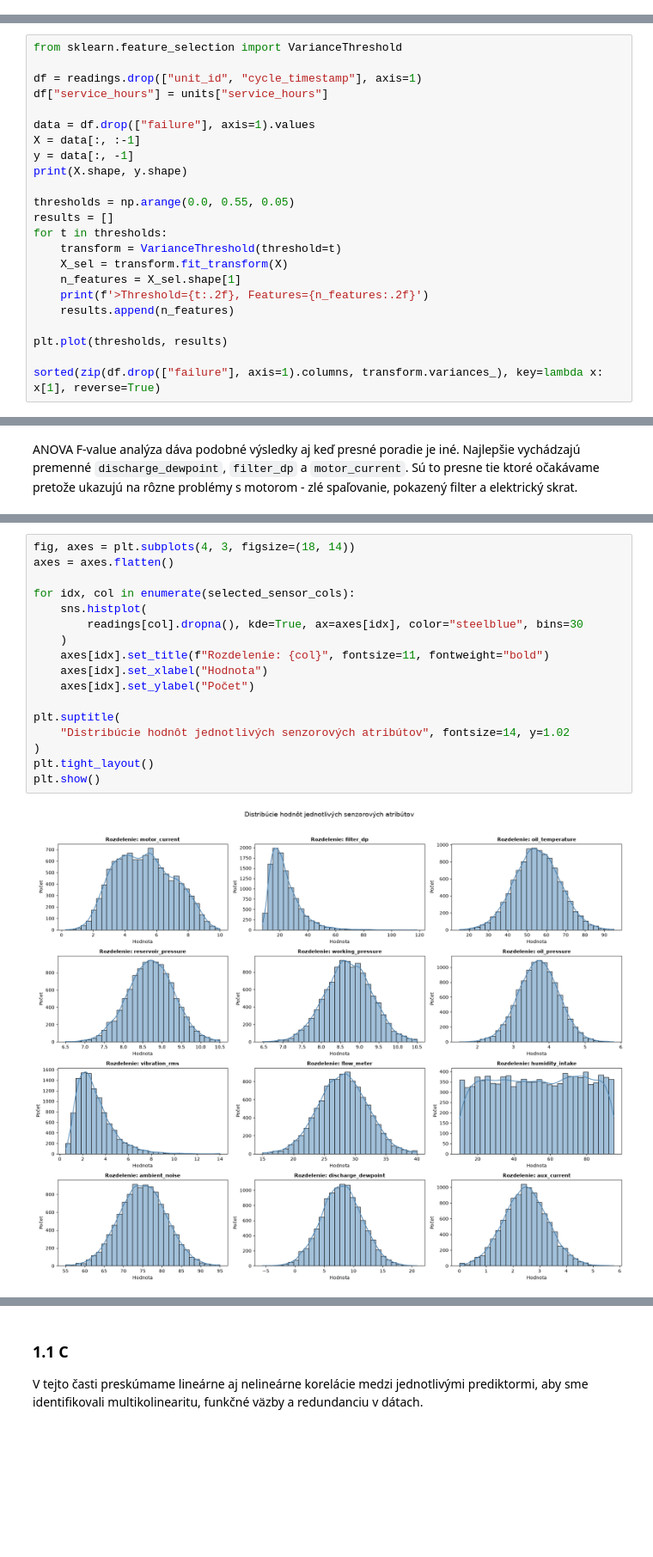
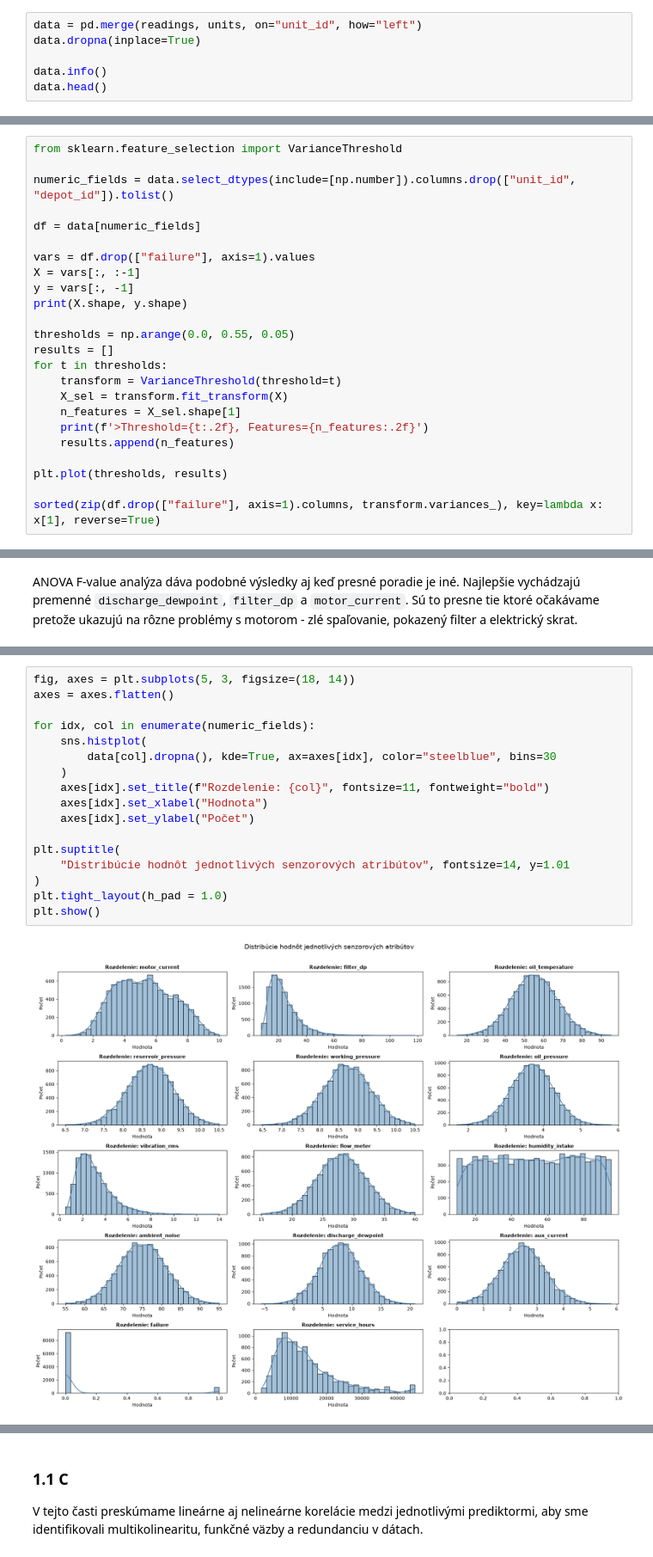
Before and after one commit to tancop/iau-projekt, a Jupyter notebook: main.ipynb, the cells around one changed output, grey strips where cells are left out. Shown at 86% size. Saved outputs shown, nothing was run; the diff lists cells and outputs as text; blank space fills up the shorter version.

Commit message:
Merge tables after cleaning

```diff
--- a/main.ipynb
+++ b/main.ipynb
@@ -484,0 +498,6 @@ Ako prvé potrebujeme zistiť čo ktorý atribút vlastne znamená. Veľkú čas
+# %%
+data = pd.merge(readings, units, on="unit_id", how="left")
+data.dropna(inplace=True)
+
+data.info()
+data.head()
@@ -489,12 +533,13 @@ Pre začiatok je dobre zistiť ktoré atribúty v datasete sú najdôležitejši
 # %%
 from sklearn.feature_selection import VarianceThreshold
 
-df = readings.drop(["unit_id", "cycle_timestamp"], axis=1)
-df["service_hours"] = units["service_hours"]
+numeric_fields = data.select_dtypes(include=[np.number]).columns.drop(["unit_id", "depot_id"]).tolist()
 
-data = df.drop(["failure"], axis=1).values
-X = data[:, :-1]
-y = data[:, -1]
+df = data[numeric_fields]
+
+vars = df.drop(["failure"], axis=1).values
+X = vars[:, :-1]
+y = vars[:, -1]
 print(X.shape, y.shape)
 
 thresholds = np.arange(0.0, 0.55, 0.05)
@@ -651,19 +682,19 @@ display(stats_sensors)
 # %%
-fig, axes = plt.subplots(4, 3, figsize=(18, 14))
+fig, axes = plt.subplots(5, 3, figsize=(18, 14))
 axes = axes.flatten()
 
-for idx, col in enumerate(selected_sensor_cols):
+for idx, col in enumerate(numeric_fields):
     sns.histplot(
-        readings[col].dropna(), kde=True, ax=axes[idx], color="steelblue", bins=30
+        data[col].dropna(), kde=True, ax=axes[idx], color="steelblue", bins=30
     )
     axes[idx].set_title(f"Rozdelenie: {col}", fontsize=11, fontweight="bold")
     axes[idx].set_xlabel("Hodnota")
     axes[idx].set_ylabel("Počet")
 
 plt.suptitle(
-    "Distribúcie hodnôt jednotlivých senzorových atribútov", fontsize=14, y=1.02
+    "Distribúcie hodnôt jednotlivých senzorových atribútov", fontsize=14, y=1.01
 )
-plt.tight_layout()
+plt.tight_layout(h_pad = 1.0)
 plt.show()
 # %% [output]
-[figure, old version]
+[figure, new version]
```
Also changed, not shown: parts of 13 cells of this notebook.
